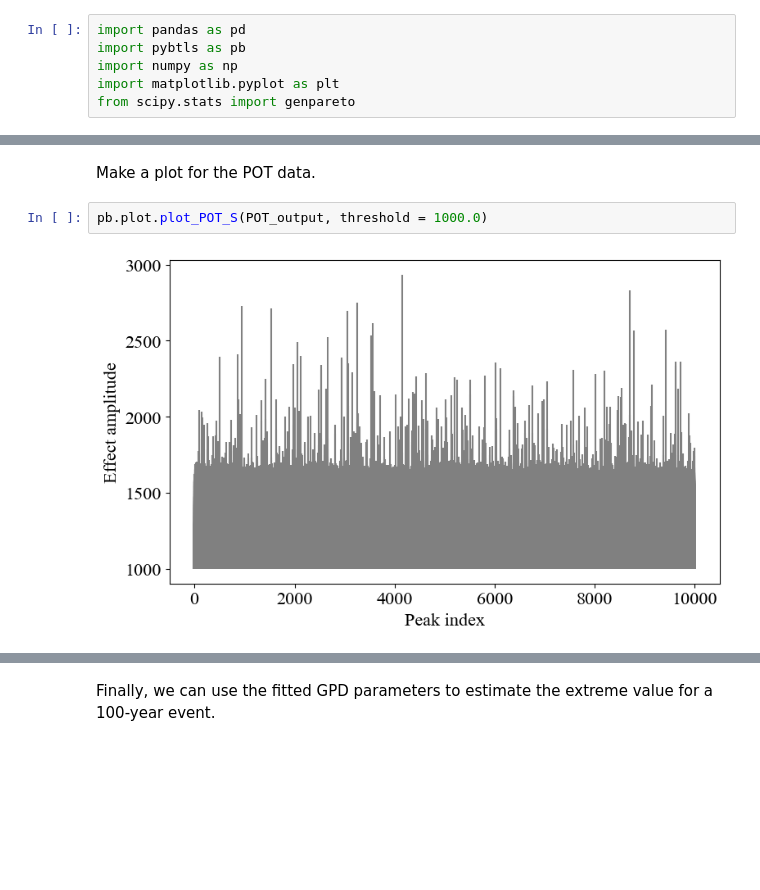
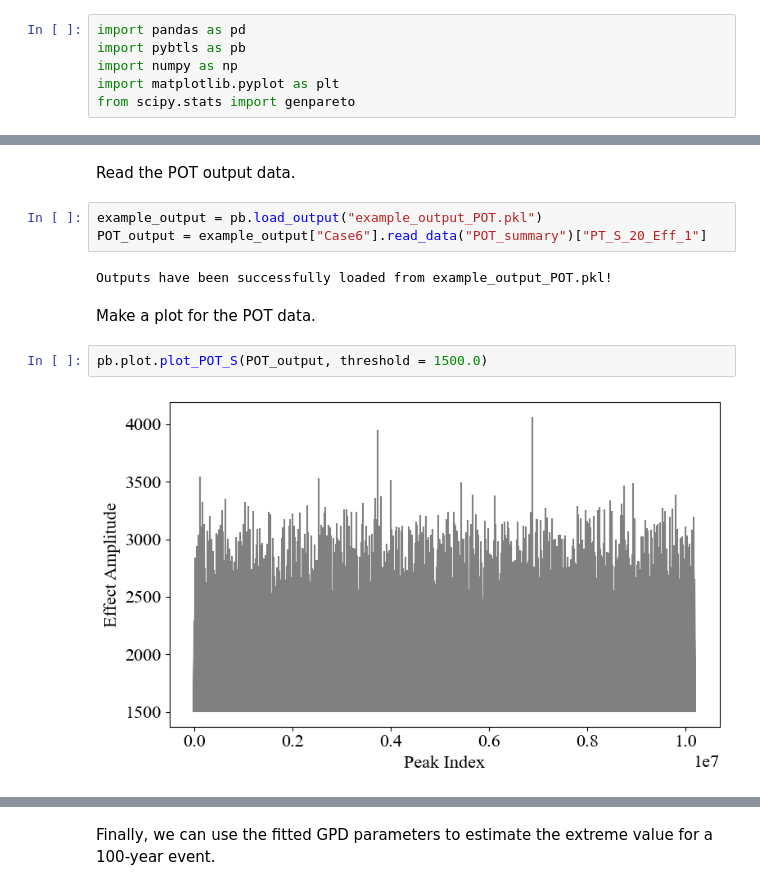
Before and after one commit to ccaprani/btls, a Jupyter notebook: docs/source/notebooks/POT.ipynb, the cells around one changed output, grey strips where cells are left out. Saved outputs shown, nothing was run; the diff lists cells and outputs as text; blank space fills up the shorter version.

```diff
--- a/docs/source/notebooks/POT.ipynb
+++ b/docs/source/notebooks/POT.ipynb
@@ -91,6 +91,13 @@ POT_output = example_output["Case6"].read_data("POT_summary")["PT_S_20_Eff_1"]
+# %% [markdown]
+Read the POT output data.
+# %%
+example_output = pb.load_output("example_output_POT.pkl")
+POT_output = example_output["Case6"].read_data("POT_summary")["PT_S_20_Eff_1"]
+# %% [output]
+Outputs have been successfully loaded from example_output_POT.pkl!
 # %% [markdown]
 Make a plot for the POT data.
 # %%
-pb.plot.plot_POT_S(POT_output, threshold = 1000.0)
+pb.plot.plot_POT_S(POT_output, threshold = 1500.0)
 # %% [output]
-[figure, old version]
+[figure, new version]
```
Also changed, not shown: parts of 12 cells of this notebook, 11 other files.
